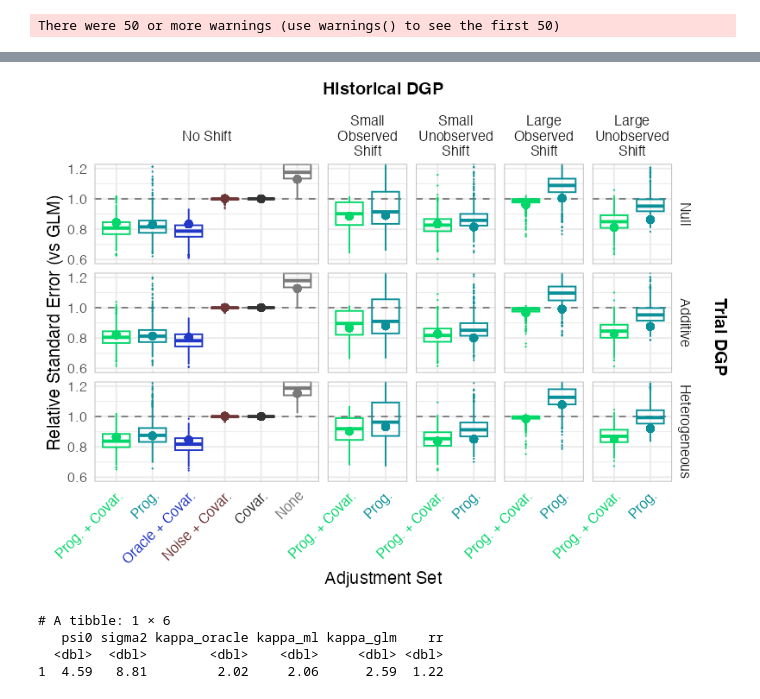
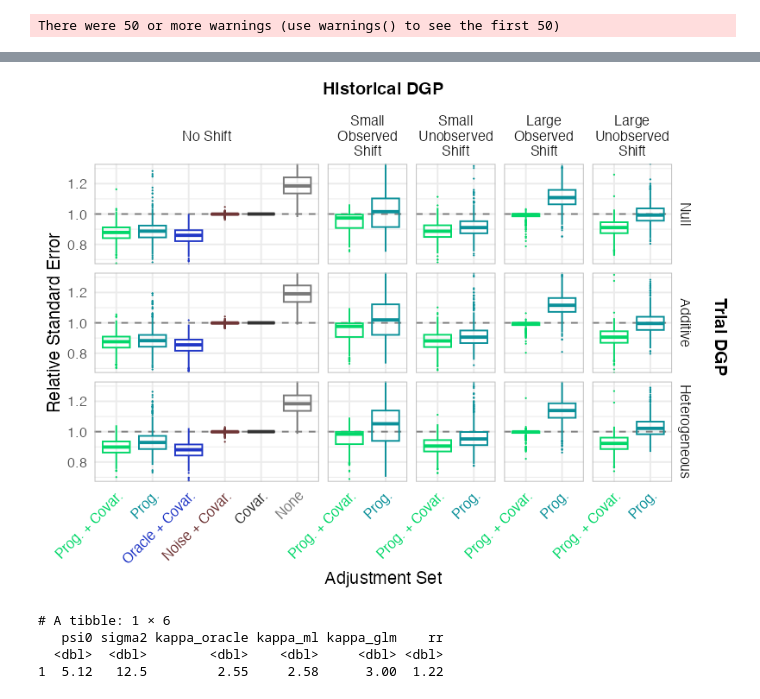
Before and after one commit to NNEHFD/GLM_prog, a Jupyter notebook: sims.ipynb, the cells around one changed output, grey strips where cells are left out. Cells and saved outputs as stored; diff of their text form; code cells hidden in the pictures.

```diff
--- a/sims.ipynb
+++ b/sims.ipynb
@@ -6,7 +6,7 @@ source('R/power.R')
 trial_configs = list(
   null = list(const_effect=TRUE, zeta=0),
   additive = list(const_effect=TRUE, zeta=0.2),
-  hetero = list(const_effect=FALSE, zeta=0.04)
+  hetero = list(const_effect=FALSE, zeta=0.057)
 )
 
 hist_shifts = list(
@@ -39,8 +57,6 @@ for (t_name in names(trial_configs)) {
 # %%
 N_HIST = 2500
 REPS = 1000
-
-# target_scenarios = c("null-no_shift", "additive-no_shift", "hetero-no_shift")
 
 results_list = names(SCENARIOS) |>
   map(function(scenario_name) {
@@ -58,7 +74,7 @@ results_list = names(SCENARIOS) |>
 
         list(
           estimates = seq(100,400,by=50) |> map_df(\(n_trial) {
-            analyze_trial(TRIAL, n_trial, lrnr, cv=F) |>
+            analyze_trial(TRIAL, n_trial, lrnr, cv=T) |> # cv = F IS MUCH MUCH FASTER, GOOD FOR TESTING
             mutate(
               n_hist = N_HIST,
               n_trial = n_trial,
@@ -87,7 +103,7 @@ results_list = names(SCENARIOS) |>
 plot_data = results_list |> map("estimates") |> bind_rows()
 power_summary = results_list |> map("n_power") |> bind_rows()
 
-write_rds(list(plot_data, power_summary), 'outputs/datasets/power-nocv.rds')
+write_rds(list(plot_data, power_summary), 'outputs/datasets/power.rds')
 # %% [output]
 There were 50 or more warnings (use warnings() to see the first 50)
 # %%
@@ -197,47 +248,49 @@ p = plot_data_2 |>
   ggplot(aes(x=estimator, color=estimator)) +
   geom_hline(yintercept = 1, linetype = "dashed", color = "gray50") +
   geom_boxplot(aes(y=rel_se_est), fill=NA, outlier.size=0.2) +
-  geom_point(aes(y=rel_se_true), shape=19, size=2.5) +
+  # geom_point(aes(y=rel_se_true), shape=19, size=2.5) +
   facet_grid(
     `trial DGP` ~ `modification for historical DGP`,
     scales = "free_x",
     space = "free_x",
     labeller = labeller(`modification for historical DGP` = label_wrap_gen(width = 14))
   ) +
-  coord_cartesian(ylim = c(0.6, 1.2)) +
+  coord_cartesian(ylim = c(0.7, 1.3)) +
   scale_color_manual(values = plot_colors) +
   labs(
-    y = "Relative Standard Error (vs GLM)",
+    y = "Relative Standard Error",
     x = "Adjustment Set",
     color = NULL
   ) +
   theme_minimal(base_size = 15) +
   theme(
     axis.text.x = element_text(angle = 45, hjust = 1, color=colors_vec),
     panel.border = element_rect(color = "grey", fill = NA),
     legend.position = "none"
   )
 
 # Add custom labels using cowplot
 p_final = ggdraw() +
   draw_plot(p, x = 0, y = 0, width = 0.97, height = 0.96) +
   draw_label("Historical DGP", x = 0.5, y = 0.98, fontface = "bold", size = 15) +
   draw_label("Trial DGP", x = 0.99, y = 0.5, angle = 270, fontface = "bold", size = 15)
 
 ggsave("outputs/plots/se-nocv.png", p_final, width = 12, height = 8, dpi = 300, bg = "white")
 p_final
 # %% [output]
-[figure, old version]
+[figure, new version]
 # %%
+source('R/dgp.R')
+
 trial = dgp(const_effect = T, zeta=0.2)
 c(lrnr_results, power_stats, lrnr) %<-% fit_prog(trial, 5000, mu_wf=MU_WF)
 as_tibble(power_stats) |>
-  mutate(rr= RR(trial))
+  mutate(rr= RR(trial, 1e5))
 # %% [output]
 # A tibble: 1 × 6
    psi0 sigma2 kappa_oracle kappa_ml kappa_glm    rr
   <dbl>  <dbl>        <dbl>    <dbl>     <dbl> <dbl>
-1  4.59   8.81         2.02     2.06      2.59  1.22
+1  5.12   12.5         2.55     2.58      3.00  1.22
 # %%
 trial = dgp(const_effect = T, zeta=0.2)
 r2(trial, 1e5)
```
Also changed, not shown: parts of 7 cells of this notebook, 1 other file.
